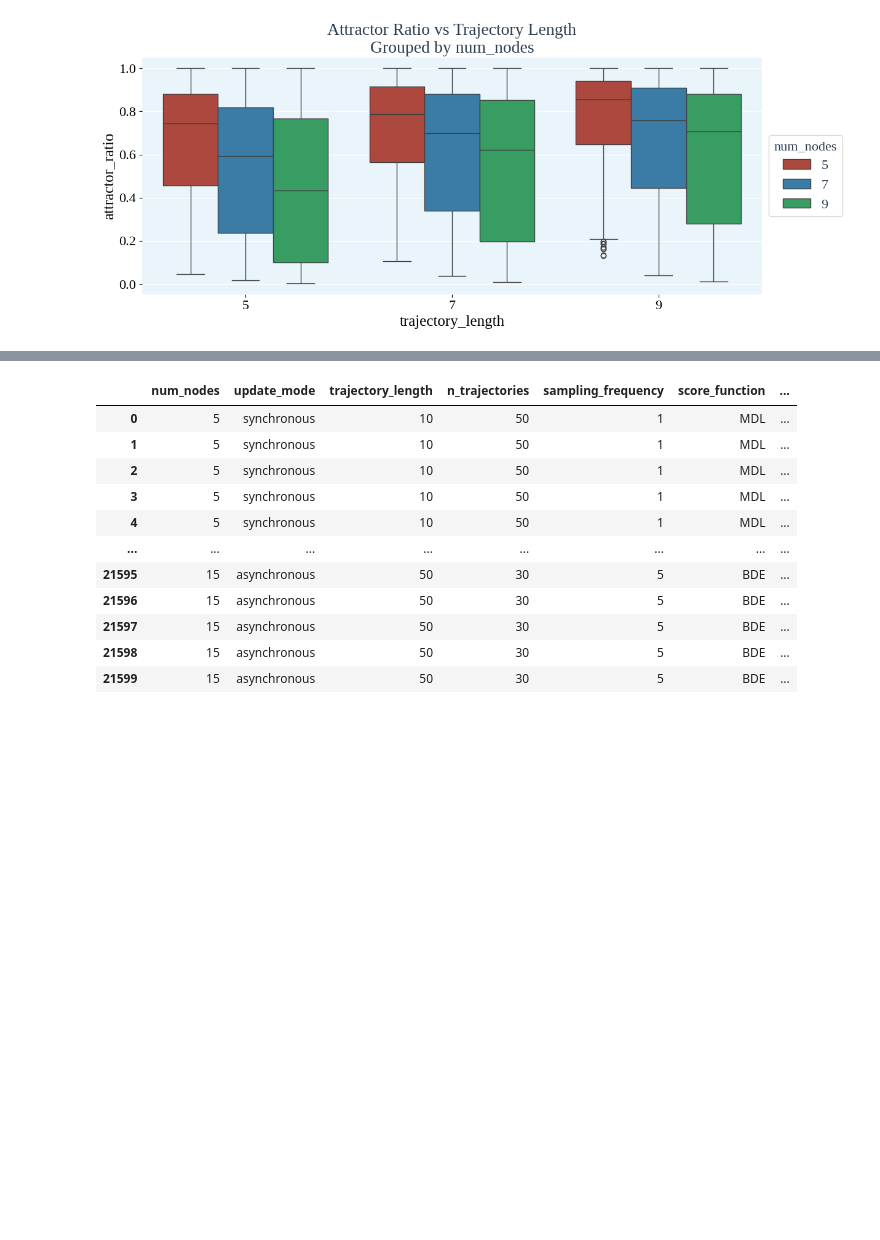
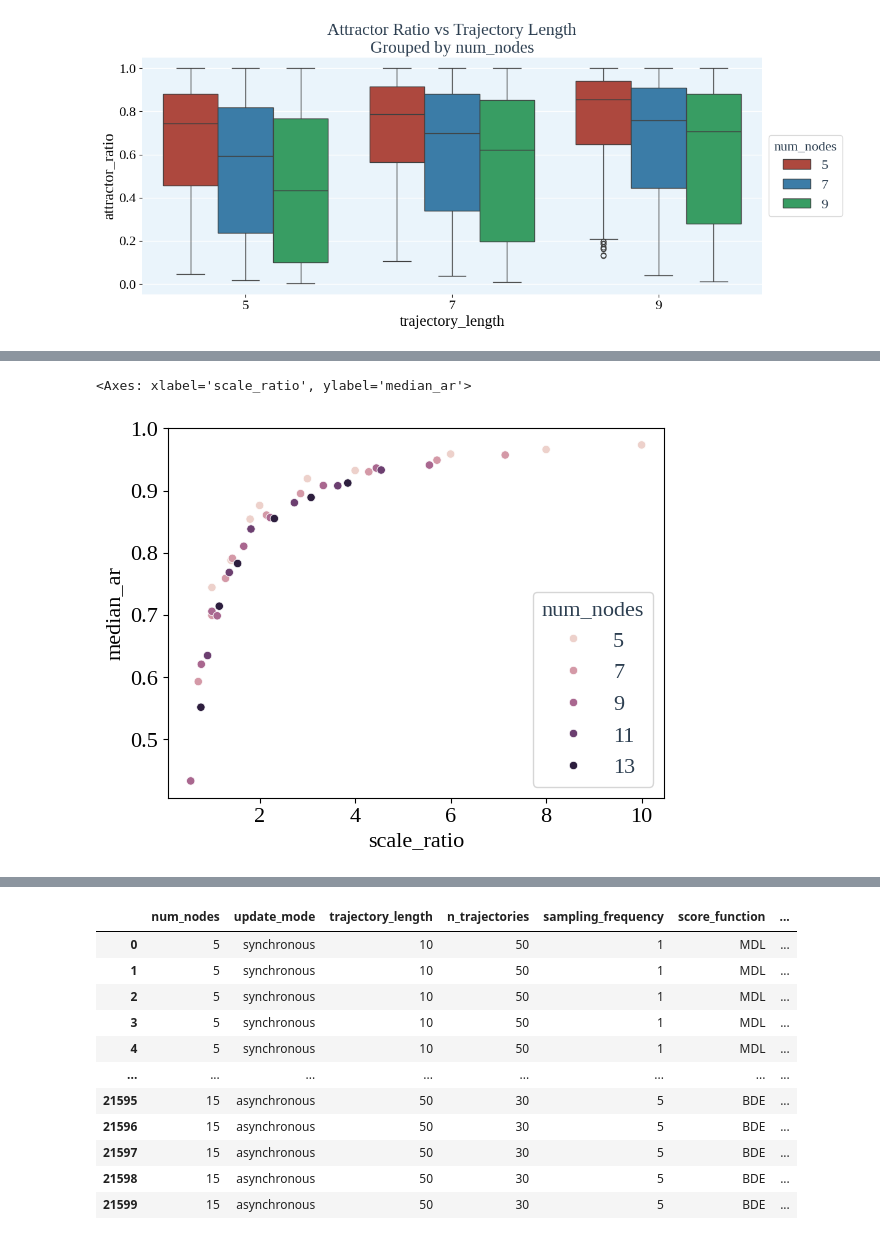
Before and after one commit to maxi7524/SAD2_final_project, a Jupyter notebook: notebooks/report_copy.ipynb, the cells around one changed output, grey strips where cells are left out. Saved outputs shown, nothing was run; the diff lists cells and outputs as text; code cells hidden in the pictures; blank space fills up the shorter version.

```diff
--- a/notebooks/report_copy.ipynb
+++ b/notebooks/report_copy.ipynb
@@ -180,4 +199,32 @@ While the scaling curve is consistent across sizes, larger networks (e.g., 13 no
 
 **Conclusion:**
 The relationship between trajectory length and attractor entry follows a **universal scaling law** when normalized by network size. The critical threshold for convergence occurs when `trajectory_length ≈ num_nodes`. Below this threshold, attractor ratios are low and dynamics are transient; above it, convergence increases rapidly and then saturates. This scaling perspective provides a principled way to choose trajectory lengths in future experiments: to observe rich, non-convergent dynamics, use `scale_ratio < 1`; to ensure convergence, use `scale_ratio > 2`.
+# %%
+df_summary = (
+    df2
+    .groupby(["trajectory_length", "num_nodes"])
+    .agg(
+        median_ar=("attractor_ratio", "median"),
+        q25_ar=("attractor_ratio", lambda x: x.quantile(0.25)),
+        mean_ar=("attractor_ratio", "mean"),
+        std_ar=("attractor_ratio", "std"),
+        n=("attractor_ratio", "size")
+    )
+    .reset_index()
+)
+
+df_summary["scale_ratio"] = (
+    df_summary["trajectory_length"] / df_summary["num_nodes"]
+)
+
+import seaborn as sns
+sns.scatterplot(
+    data=df_summary,
+    x="scale_ratio",
+    y="median_ar",
+    hue="num_nodes"
+)
+# %% [output]
+<Axes: xlabel='scale_ratio', ylabel='median_ar'>
+[figure, added]
 # %% [markdown]
```
Also changed, not shown: parts of 10 cells of this notebook, 1 other file.
